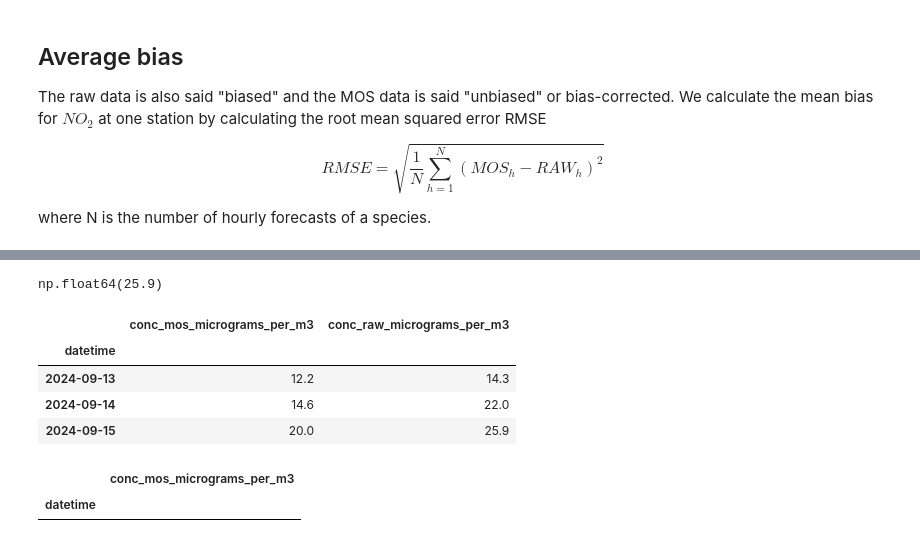
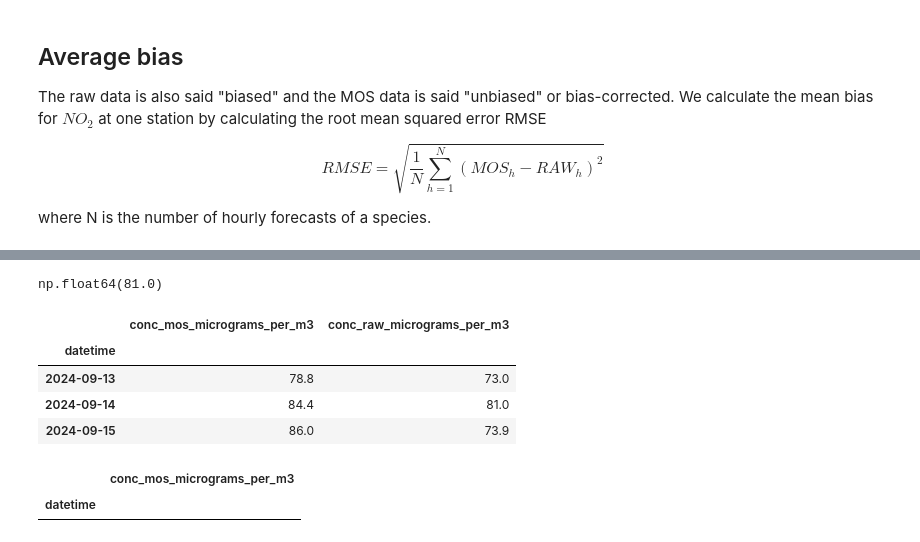
Before and after one commit to ecmwf-training/2024-cams-act6-training, a Jupyter notebook: 05-cams-mos/cams-mos.ipynb, the cells around one changed output, grey strips where cells are left out. Cells and saved outputs as stored; diff of their text form; code cells hidden in the pictures.

```diff
--- a/05-cams-mos/cams-mos.ipynb
+++ b/05-cams-mos/cams-mos.ipynb
@@ -403,9 +403,9 @@ $$RMSE = \sqrt {\frac{1}{N} \sum_{h=1}^{N}(MOS_h - RAW_h)^2 }$$
 
 where N is the number of hourly forecasts of a species.
 # %%
-station_pm10 = merged_data[ (merged_data['species'] == 'PM10')  &
+station_o3 = merged_data[ (merged_data['species'] == 'O3')  &
               (merged_data['station_id'] == 'NL00014') ] \
               .drop(['station_id', 'lead_time_hour', 'species'], axis=1).sort_values(by=['datetime'])
-station_pm10.head(3)
+station_o3.head(3)
 # %% [output]
 |  | datetime | conc_mos_micrograms_per_m3 | conc_raw_micrograms_per_m3 |
@@ -424,7 +424,7 @@ Average PM10 Raw-MOS-optimised bias: 3.51 micrograms/m3
 # %%
-date_index = pd.to_datetime(station_pm10['datetime'])
-station_pm10_time_index = station_pm10.set_index(date_index).drop(['datetime'], axis=1)
-station_pm10_time_index.head(3)
+date_index = pd.to_datetime(station_o3['datetime'])
+station_o3_time_index = station_o3.set_index(date_index).drop(['datetime'], axis=1)
+station_o3_time_index.head(3)
 # %% [output]
 |  | conc_mos_micrograms_per_m3 | conc_raw_micrograms_per_m3 |
 | datetime |  |  |
@@ -461,15 +461,15 @@ np.float64(20.0)
 # %%
-station_pm10_raw_max = station_pm10.conc_raw_micrograms_per_m3.max()
-station_pm10_raw_max
+station_o3_raw_max = station_o3.conc_raw_micrograms_per_m3.max()
+station_o3_raw_max
 # %% [output]
-np.float64(25.9)
+np.float64(81.0)
 # %%
-station_pm10_max_daily = station_pm10_time_index.groupby(pd.Grouper(freq='D')).max()
-station_pm10_max_daily
+station_o3_max_daily = station_o3_time_index.groupby(pd.Grouper(freq='D')).max()
+station_o3_max_daily
 # %% [output]
 |  | conc_mos_micrograms_per_m3 | conc_raw_micrograms_per_m3 |
 | datetime |  |  |
-| 2024-09-13 | 12.2 | 14.3 |
-| 2024-09-14 | 14.6 | 22.0 |
-| 2024-09-15 | 20.0 | 25.9 |
+| 2024-09-13 | 78.8 | 73.0 |
+| 2024-09-14 | 84.4 | 81.0 |
+| 2024-09-15 | 86.0 | 73.9 |
 # %%
```
Also changed, not shown: parts of 9 cells of this notebook.
